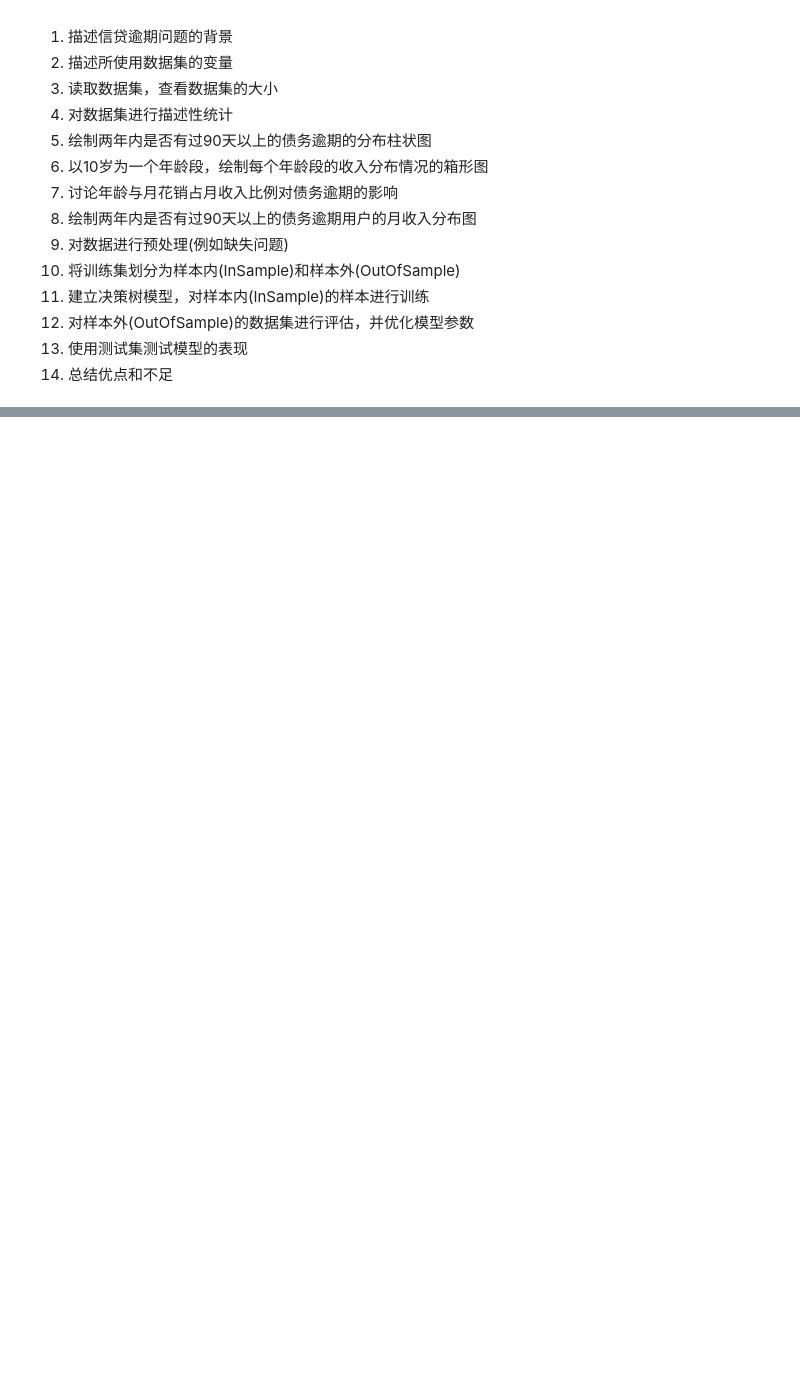
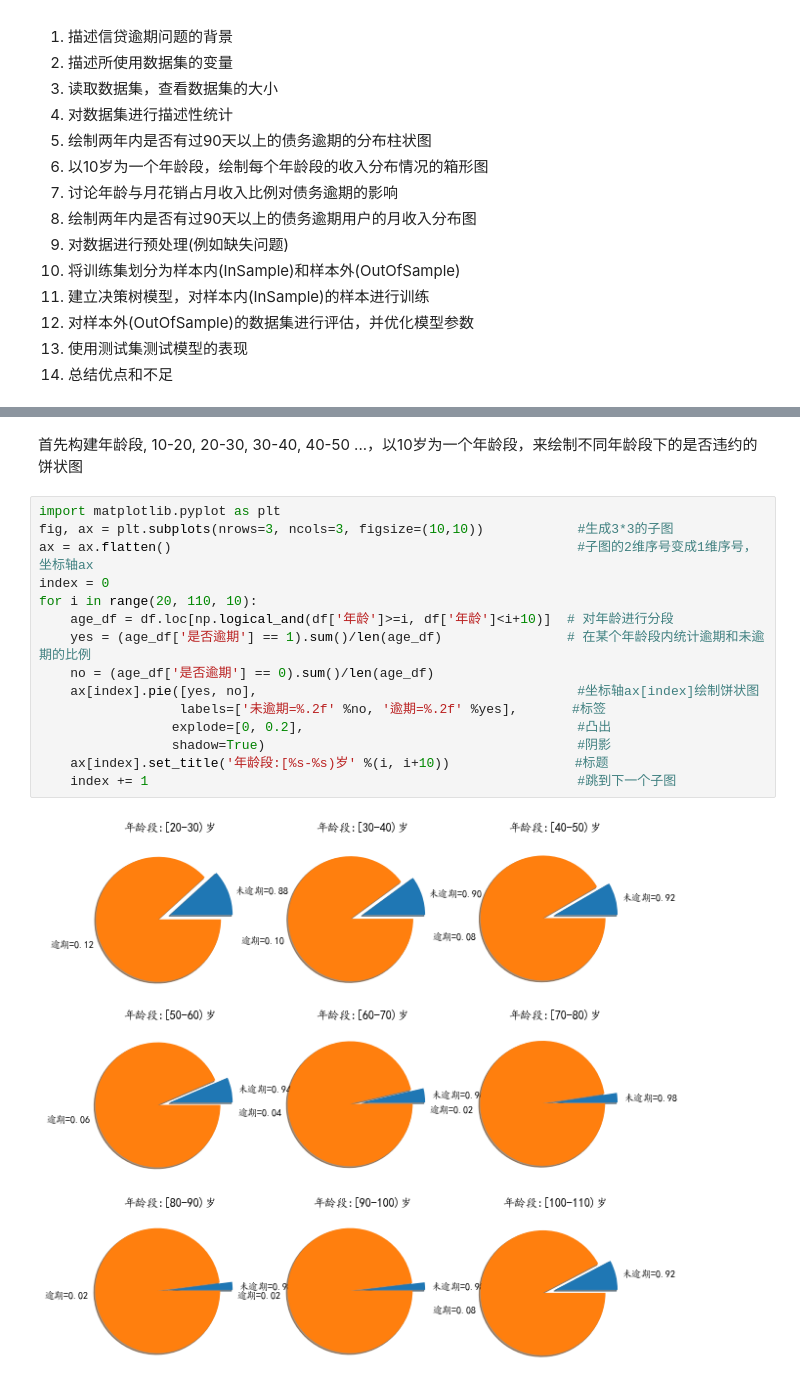
Before and after one commit to xianghancao/Big-Data-in-Finance, a Jupyter notebook: 第8章_决策树分类算法：信贷逾期预测/案例：消费信贷逾期预测.ipynb, the cells around one changed output, grey strips where cells are left out. Saved outputs shown, nothing was run; the diff lists cells and outputs as text; blank space fills up the shorter version.

```diff
--- a/第8章_决策树分类算法：信贷逾期预测/案例：消费信贷逾期预测.ipynb
+++ b/第8章_决策树分类算法：信贷逾期预测/案例：消费信贷逾期预测.ipynb
@@ -67,0 +162,19 @@ credit
+# %% [markdown]
+首先构建年龄段, 10-20, 20-30, 30-40, 40-50 ...，以10岁为一个年龄段，来绘制不同年龄段下的是否违约的饼状图
+# %%
+import matplotlib.pyplot as plt
+fig, ax = plt.subplots(nrows=3, ncols=3, figsize=(10,10))            #生成3*3的子图
+ax = ax.flatten()                                                    #子图的2维序号变成1维序号，坐标轴ax
+index = 0
+for i in range(20, 110, 10):
+    age_df = df.loc[np.logical_and(df['年龄']>=i, df['年龄']<i+10)]  # 对年龄进行分段
+    yes = (age_df['是否逾期'] == 1).sum()/len(age_df)                # 在某个年龄段内统计逾期和未逾期的比例
+    no = (age_df['是否逾期'] == 0).sum()/len(age_df)
+    ax[index].pie([yes, no],                                         #坐标轴ax[index]绘制饼状图
+                  labels=['未逾期=%.2f' %no, '逾期=%.2f' %yes],       #标签
+                 explode=[0, 0.2],                                   #凸出
+                 shadow=True)                                        #阴影
+    ax[index].set_title('年龄段:[%s-%s)岁' %(i, i+10))                #标题
+    index += 1                                                       #跳到下一个子图
+# %% [output]
+[figure, added]
```
Also changed, not shown: parts of 42 cells of this notebook, 18 other files.
